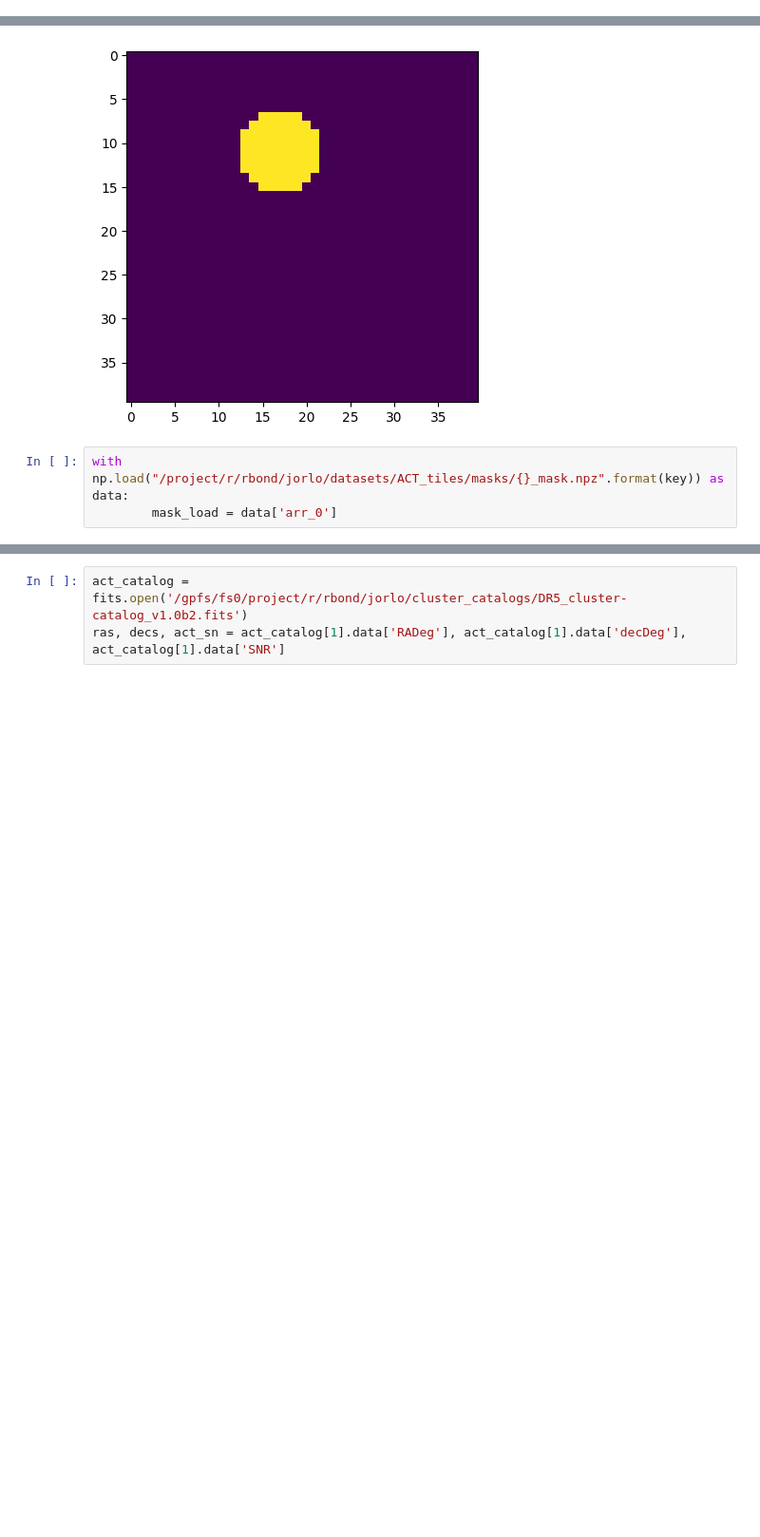
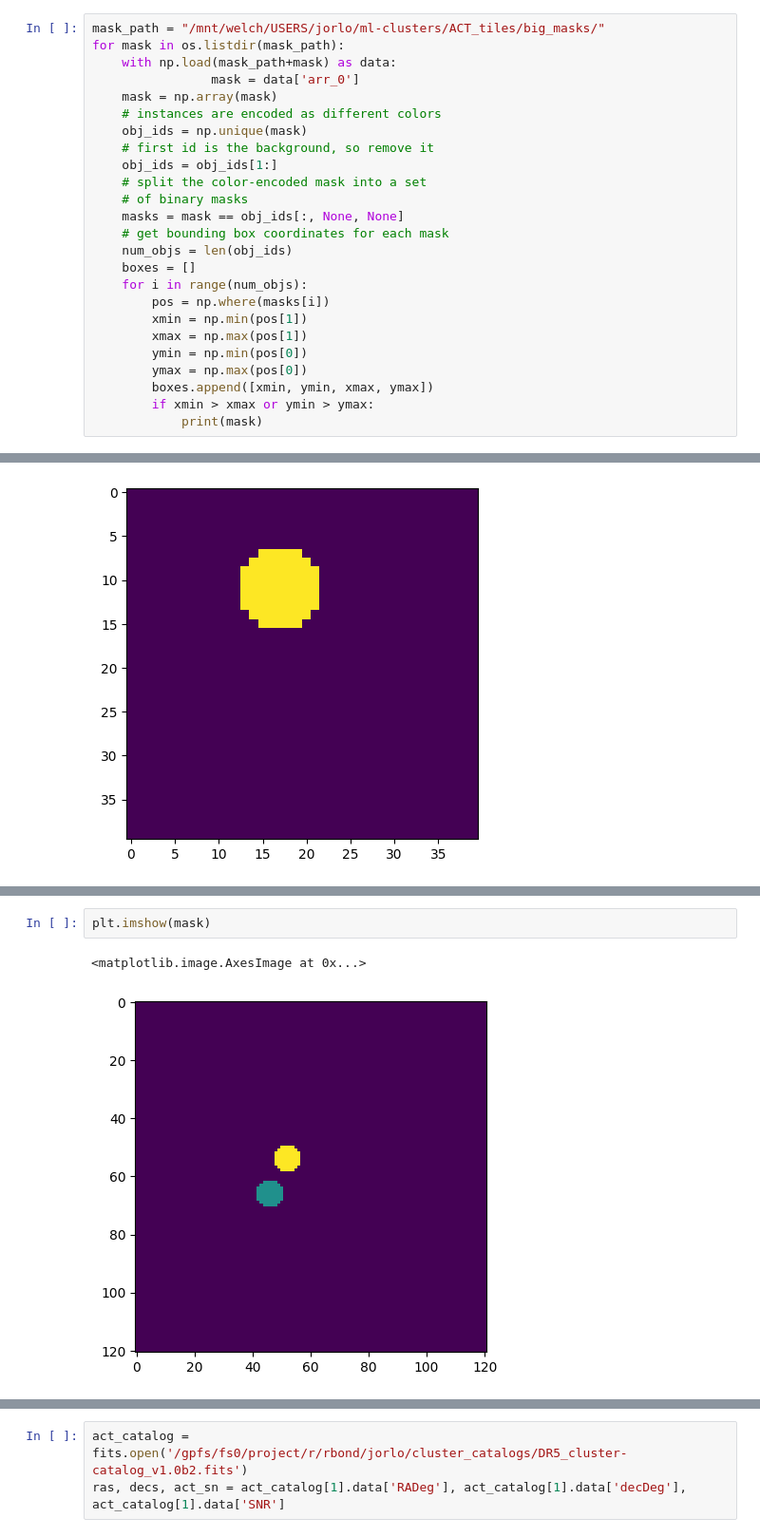
Before and after one commit to Sulla2012/ml-clusters, a Jupyter notebook: stamper_full.ipynb, the cells around one changed output, grey strips where cells are left out. Shown at 95% size. Cells and saved outputs as stored; diff of their text form; blank space fills up the shorter version.

```diff
--- a/stamper_full.ipynb
+++ b/stamper_full.ipynb
@@ -144,5 +146,30 @@ CompositeError: one or more exceptions raised in: 0
 # %% [markdown]
 ### Check mask is in right place
+# %%
+mask_path = "/mnt/welch/USERS/jorlo/ml-clusters/ACT_tiles/big_masks/"
+for mask in os.listdir(mask_path):
+    with np.load(mask_path+mask) as data:
+                mask = data['arr_0']
+    mask = np.array(mask)
+    # instances are encoded as different colors
+    obj_ids = np.unique(mask)
+    # first id is the background, so remove it
+    obj_ids = obj_ids[1:]
+    # split the color-encoded mask into a set
+    # of binary masks
+    masks = mask == obj_ids[:, None, None]
+    # get bounding box coordinates for each mask
+    num_objs = len(obj_ids)
+    boxes = []
+    for i in range(num_objs):
+        pos = np.where(masks[i])
+        xmin = np.min(pos[1])
+        xmax = np.max(pos[1])
+        ymin = np.min(pos[0])
+        ymax = np.max(pos[0])
+        boxes.append([xmin, ymin, xmax, ymax])
+        if xmin > xmax or ymin > ymax:
+            print(mask)
 # %%
 key = '1_0_1'
 
@@ -265,6 +286,3 @@ plt.imshow(mask)
 # %% [output]
 <matplotlib.image.AxesImage at 0x...>
 [figure]
-# %%
-with np.load("/project/r/rbond/jorlo/datasets/ACT_tiles/masks/{}_mask.npz".format(key)) as data:
-        mask_load = data['arr_0']
@@ -276,0 +365,5 @@ array([0., 1., 2., 3., 4., 5., 6.])
+# %%
+plt.imshow(mask)
+# %% [output]
+<matplotlib.image.AxesImage at 0x...>
+[figure, added]
```
Also changed, not shown: parts of 29 cells of this notebook, 1 other file.
